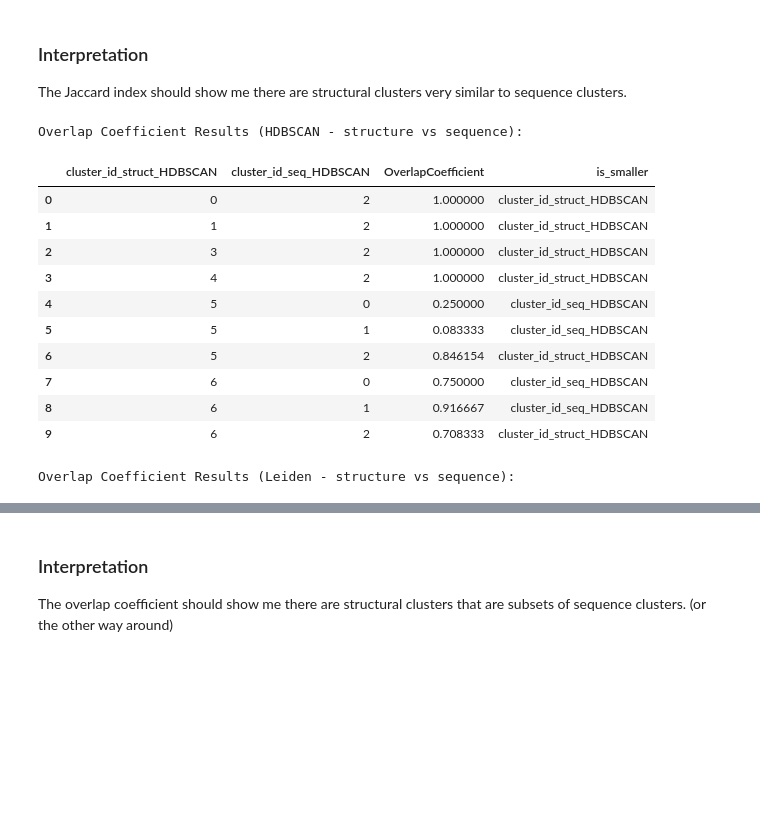
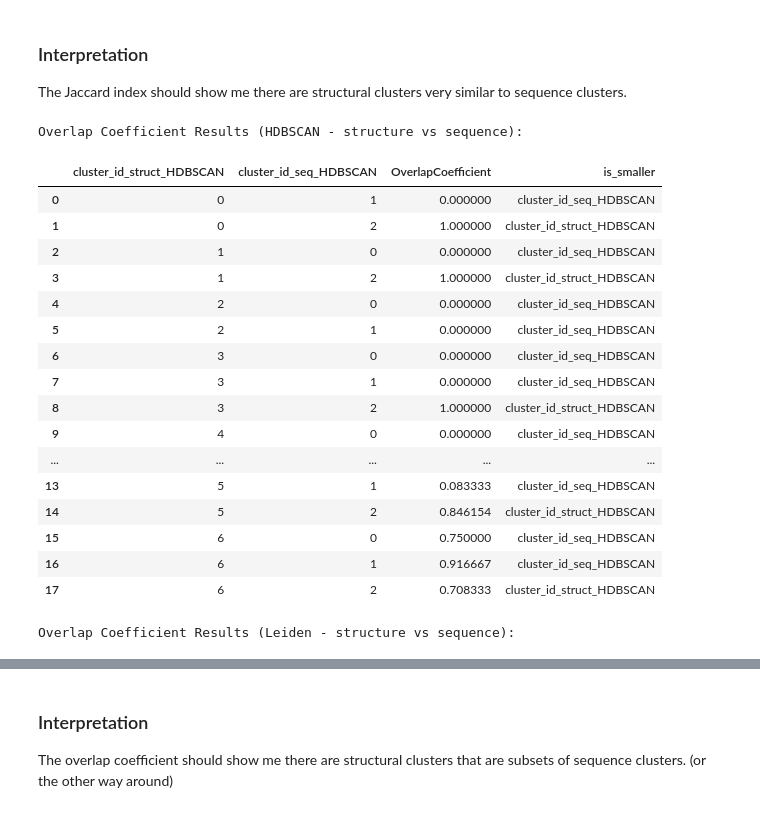
Before and after one commit to ElhabashyLab/3DClans, a Jupyter notebook: Scores_Evaluation/evaluation.ipynb, the cells around one changed output, grey strips where cells are left out. Drawn from its saved outputs; the diff is of its cells as text; code cells hidden in the pictures; blank space fills up the shorter version.

```diff
--- a/Scores_Evaluation/evaluation.ipynb
+++ b/Scores_Evaluation/evaluation.ipynb
@@ -210,24 +254,30 @@ Jaccard Overlap Results (Leiden - structure vs sequence):
 The Jaccard index should show me there are structural clusters very similar to sequence clusters.
 # %%
 # Compute overlap coefficient between structure-based and sequence-based clusterings
-overlap_coefficient_HDBSCAN = evaluator.clustering.compute_overlap_coefficient(df_cluster_labels, "cluster_id_struct_HDBSCAN", "cluster_id_seq_HDBSCAN", drop_zero=True)
-overlap_coefficient_Leiden = evaluator.clustering.compute_overlap_coefficient(df_cluster_labels, "cluster_id_Score_-log10_struct_Leiden", "cluster_id_Score_-log10_seq_Leiden", drop_zero=True)
+overlap_coefficient_HDBSCAN = evaluator.clustering.compute_overlap_coefficient(df_cluster_labels, "cluster_id_struct_HDBSCAN", "cluster_id_seq_HDBSCAN", drop_zero=False)
+overlap_coefficient_Leiden = evaluator.clustering.compute_overlap_coefficient(df_cluster_labels, "cluster_id_Score_-log10_struct_Leiden", "cluster_id_Score_-log10_seq_Leiden", drop_zero=False)
 print("Overlap Coefficient Results (HDBSCAN - structure vs sequence):")
 display(overlap_coefficient_HDBSCAN)
 print("Overlap Coefficient Results (Leiden - structure vs sequence):")
 display(overlap_coefficient_Leiden)
 # %% [output]
 Overlap Coefficient Results (HDBSCAN - structure vs sequence):
 |  | cluster_id_struct_HDBSCAN | cluster_id_seq_HDBSCAN | OverlapCoefficient | is_smaller |
-| 0 | 0 | 2 | 1.000000 | cluster_id_struct_HDBSCAN |
-| 1 | 1 | 2 | 1.000000 | cluster_id_struct_HDBSCAN |
-| 2 | 3 | 2 | 1.000000 | cluster_id_struct_HDBSCAN |
-| 3 | 4 | 2 | 1.000000 | cluster_id_struct_HDBSCAN |
-| 4 | 5 | 0 | 0.250000 | cluster_id_seq_HDBSCAN |
-| 5 | 5 | 1 | 0.083333 | cluster_id_seq_HDBSCAN |
-| 6 | 5 | 2 | 0.846154 | cluster_id_struct_HDBSCAN |
-| 7 | 6 | 0 | 0.750000 | cluster_id_seq_HDBSCAN |
-| 8 | 6 | 1 | 0.916667 | cluster_id_seq_HDBSCAN |
-| 9 | 6 | 2 | 0.708333 | cluster_id_struct_HDBSCAN |
+| 0 | 0 | 1 | 0.000000 | cluster_id_seq_HDBSCAN |
+| 1 | 0 | 2 | 1.000000 | cluster_id_struct_HDBSCAN |
+| 2 | 1 | 0 | 0.000000 | cluster_id_seq_HDBSCAN |
+| 3 | 1 | 2 | 1.000000 | cluster_id_struct_HDBSCAN |
+| 4 | 2 | 0 | 0.000000 | cluster_id_seq_HDBSCAN |
+| 5 | 2 | 1 | 0.000000 | cluster_id_seq_HDBSCAN |
+| 6 | 3 | 0 | 0.000000 | cluster_id_seq_HDBSCAN |
+| 7 | 3 | 1 | 0.000000 | cluster_id_seq_HDBSCAN |
+| 8 | 3 | 2 | 1.000000 | cluster_id_struct_HDBSCAN |
+| 9 | 4 | 0 | 0.000000 | cluster_id_seq_HDBSCAN |
+| ... | ... | ... | ... | ... |
+| 13 | 5 | 1 | 0.083333 | cluster_id_seq_HDBSCAN |
+| 14 | 5 | 2 | 0.846154 | cluster_id_struct_HDBSCAN |
+| 15 | 6 | 0 | 0.750000 | cluster_id_seq_HDBSCAN |
+| 16 | 6 | 1 | 0.916667 | cluster_id_seq_HDBSCAN |
+| 17 | 6 | 2 | 0.708333 | cluster_id_struct_HDBSCAN |
 Overlap Coefficient Results (Leiden - structure vs sequence):
 |  | cluster_id_Score_-log10_struct_Le... | cluster_id_Score_-log10_seq_Leiden | OverlapCoefficient | is_smaller |
```
Also changed, not shown: parts of 8 cells of this notebook, 2 other files.
